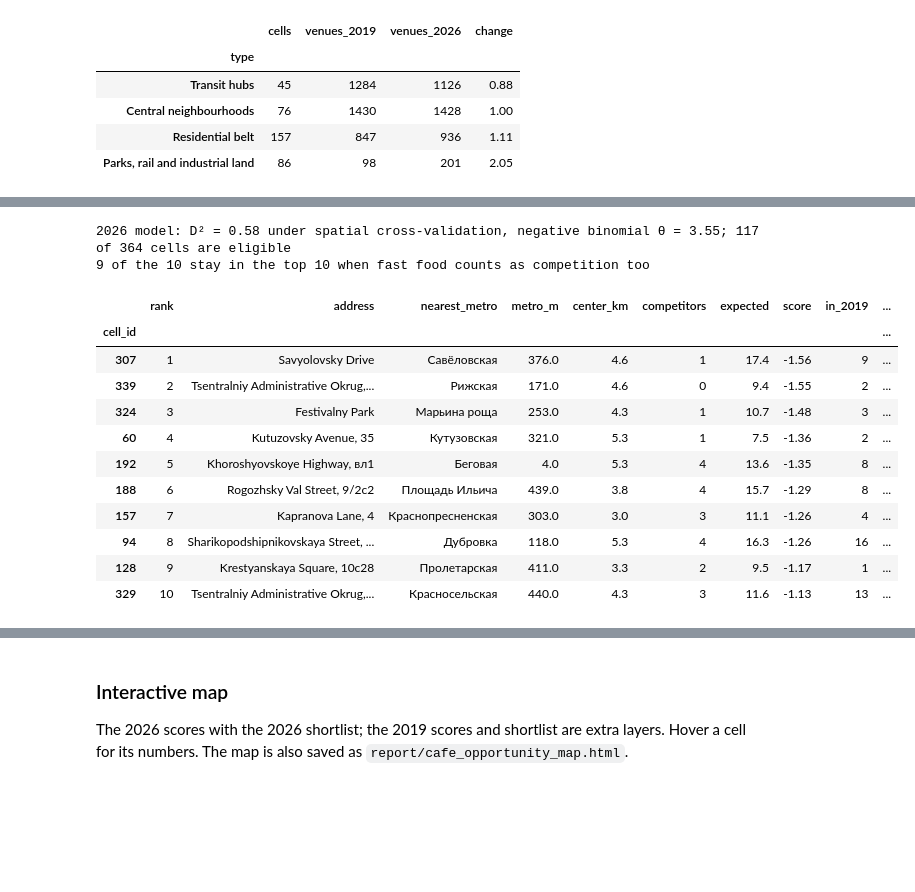
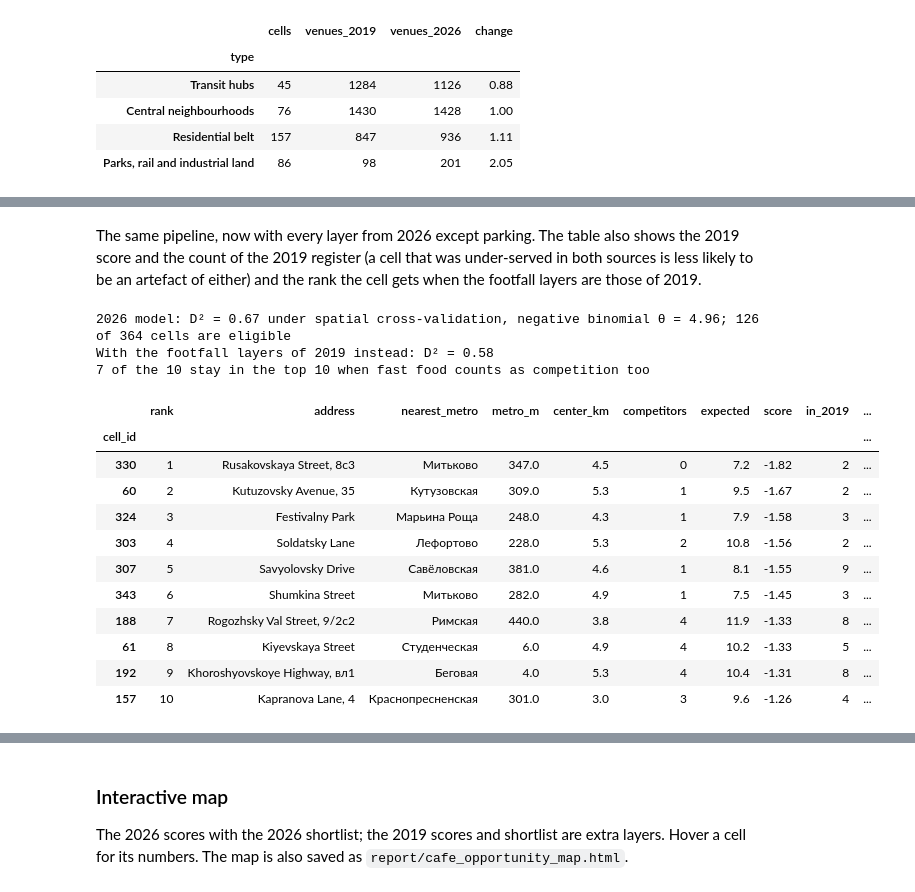
Before and after one commit to petro1eum/capstone, a Jupyter notebook: notebooks/03_cafe_location_analysis.ipynb, the cells around one changed output, grey strips where cells are left out. Cells and saved outputs as stored; diff of their text form; code cells hidden in the pictures; blank space fills up the shorter version.

```diff
--- a/notebooks/03_cafe_location_analysis.ipynb
+++ b/notebooks/03_cafe_location_analysis.ipynb
@@ -778,14 +783,12 @@ dispersion = (residual ** 2 / run["expected"]).sum() / (len(y) - X_linear.shape[
 print(f"300 m: Pearson dispersion {dispersion:.1f} (1 would mean Poisson), negative binomial θ = {theta:.2f}")
 print(f"{eligible.sum()} of {len(cells)} cells are eligible")
 
-_, nearest_exit = nearest(xy_array(cells), metro_xy)
-
-
-def score_table(features, expected, score, eligible):
+def score_table(features, expected, score, eligible, exits):
     """One row per cell: where it is, what surrounds it, its expectation and its opportunity score."""
+    _, nearest_exit = nearest(xy_array(cells), xy_array(exits))
     return cells[["address"]].assign(
         type=cluster,
-        nearest_metro=metro["station"].to_numpy()[nearest_exit],
+        nearest_metro=exits["station"].to_numpy()[nearest_exit],
         metro_m=features["metro_distance"].round(),
         center_km=(features["center_distance"] / 1000).round(1),
         competitors=features["competitors"],
@@ -805,7 +808,7 @@ def top_ten(scores):
     return shortlist
 
 
-scores = score_table(features, run["expected"], opportunity_score, eligible)
+scores = score_table(features, run["expected"], opportunity_score, eligible, metro)
 shortlist = top_ten(scores)
 shortlist.drop(columns=["eligible", "lat", "lon"])
 # %% [output]
@@ -1080,0 +1096,20 @@ an artefact of either.
+# %%
+footfall_2026 = data.load_osm_demand()
+footfall_names = {
+    "metro": "Metro entrances (2026: metro, MCC and MCD)",
+    "bus": "Bus and tram stops",
+    "shops": "Shops",
+    "services": "Consumer services",
+    "fitness": "Gyms (2019: municipal sports centres)",
+}
+
+
+def within_6km(frame):
+    return int((distance_from(frame, *RED_SQUARE) <= 6000).sum())
+
+
+footfall_counts = pd.DataFrame(
+    {year: {footfall_names[k]: within_6km(source[k]) for k in footfall_names}
+     for year, source in (("2019", layers), ("2026", footfall_2026))}
+)
+footfall_counts
@@ -1081,36 +1123,51 @@ an artefact of either.
+# %% [markdown]
+The same pipeline, now with every layer from 2026 except parking. The table also shows the 2019
+score and the count of the 2019 register (a cell that was under-served in both sources is less
+likely to be an artefact of either) and the rank the cell gets when the footfall layers are those
+of 2019.
 # %%
-layers_2026 = {**layers, "catering": osm_catering}
+layers_2026 = {**layers, **footfall_2026, "catering": osm_catering}
 features_by_radius_2026 = {r: build_features(cells, **layers_2026, radius=r) for r in RADII}
 features_2026 = features_by_radius_2026[RADIUS_M]
 score_2026, eligible_2026, runs_2026 = multi_scale(features_by_radius_2026)
 run_2026, theta_2026 = opportunity(features_2026)
 d2_2026 = d2(features_2026["competitors"], run_2026["expected"])
 print(f"2026 model: D² = {d2_2026:.2f} under spatial cross-validation, negative binomial θ = {theta_2026:.2f}; "
       f"{eligible_2026.sum()} of {len(cells)} cells are eligible")
 
-scores_2026 = score_table(features_2026, run_2026["expected"], score_2026, eligible_2026)
+# The variant with the footfall layers of 2019, for comparison.
+old_footfall = {r: build_features(cells, **{**layers, "catering": osm_catering}, radius=r) for r in RADII}
+old_score, old_eligible, _ = multi_scale(old_footfall)
+d2_old_footfall = d2(old_footfall[RADIUS_M]["competitors"], opportunity(old_footfall[RADIUS_M])[0]["expected"])
+print(f"With the footfall layers of 2019 instead: D² = {d2_old_footfall:.2f}")
+
+scores_2026 = score_table(features_2026, run_2026["expected"], score_2026, eligible_2026, footfall_2026["metro"])
 shortlist_now = top_ten(scores_2026)
 ranks_2026 = pd.DataFrame(
     {f"rank at {r} m": runs_2026[r]["gap"].where(runs_2026[r]["eligible"]).rank(method="min") for r in RADII}
 ).loc[shortlist_now.index].astype("Int64")
+old_rank = old_score.where(old_eligible).rank(method="min").loc[shortlist_now.index].astype("Int64")
 fast_food_score_2026, fast_food_eligible_2026, _ = multi_scale(features_by_radius_2026, ("competitors", "fast_food"))
 kept_2026 = shortlist_now.index.intersection(fast_food_score_2026[fast_food_eligible_2026].nsmallest(10).index)
 print(f"{len(kept_2026)} of the 10 stay in the top 10 when fast food counts as competition too")
 shortlist_now[["rank", "address", "nearest_metro", "metro_m", "center_km", "competitors", "expected", "score"]].assign(
-    in_2019=y[shortlist_now.index], score_2019=scores.loc[shortlist_now.index, "score"]
+    in_2019=y[shortlist_now.index],
+    score_2019=scores.loc[shortlist_now.index, "score"],
+    rank_2019_footfall=old_rank,
 ).join(ranks_2026)
 # %% [output]
-2026 model: D² = 0.58 under spatial cross-validation, negative binomial θ = 3.55; 117 of 364 cells are eligible
-9 of the 10 stay in the top 10 when fast food counts as competition too
+2026 model: D² = 0.67 under spatial cross-validation, negative binomial θ = 4.96; 126 of 364 cells are eligible
+With the footfall layers of 2019 instead: D² = 0.58
+7 of the 10 stay in the top 10 when fast food counts as competition too
 |  | rank | address | nearest_metro | metro_m | center_km | competitors | expected | score | in_2019 | ... |
 | cell_id |  |  |  |  |  |  |  |  |  | ... |
-| 307 | 1 | Savyolovsky Drive | Савёловская | 376.0 | 4.6 | 1 | 17.4 | -1.56 | 9 | ... |
-| 339 | 2 | Tsentralniy Administrative Okrug,... | Рижская | 171.0 | 4.6 | 0 | 9.4 | -1.55 | 2 | ... |
-| 324 | 3 | Festivalny Park | Марьина роща | 253.0 | 4.3 | 1 | 10.7 | -1.48 | 3 | ... |
-| 60 | 4 | Kutuzovsky Avenue, 35 | Кутузовская | 321.0 | 5.3 | 1 | 7.5 | -1.36 | 2 | ... |
-| 192 | 5 | Khoroshyovskoye Highway, вл1 | Беговая | 4.0 | 5.3 | 4 | 13.6 | -1.35 | 8 | ... |
-| 188 | 6 | Rogozhsky Val Street, 9/2с2 | Площадь Ильича | 439.0 | 3.8 | 4 | 15.7 | -1.29 | 8 | ... |
-| 157 | 7 | Kapranova Lane, 4 | Краснопресненская | 303.0 | 3.0 | 3 | 11.1 | -1.26 | 4 | ... |
-| 94 | 8 | Sharikopodshipnikovskaya Street, ... | Дубровка | 118.0 | 5.3 | 4 | 16.3 | -1.26 | 16 | ... |
-| 128 | 9 | Krestyanskaya Square, 10с28 | Пролетарская | 411.0 | 3.3 | 2 | 9.5 | -1.17 | 1 | ... |
-| 329 | 10 | Tsentralniy Administrative Okrug,... | Красносельская | 440.0 | 4.3 | 3 | 11.6 | -1.13 | 13 | ... |
+| 330 | 1 | Rusakovskaya Street, 8с3 | Митьково | 347.0 | 4.5 | 0 | 7.2 | -1.82 | 2 | ... |
+| 60 | 2 | Kutuzovsky Avenue, 35 | Кутузовская | 309.0 | 5.3 | 1 | 9.5 | -1.67 | 2 | ... |
+| 324 | 3 | Festivalny Park | Марьина Роща | 248.0 | 4.3 | 1 | 7.9 | -1.58 | 3 | ... |
+| 303 | 4 | Soldatsky Lane | Лефортово | 228.0 | 5.3 | 2 | 10.8 | -1.56 | 2 | ... |
+| 307 | 5 | Savyolovsky Drive | Савёловская | 381.0 | 4.6 | 1 | 8.1 | -1.55 | 9 | ... |
+| 343 | 6 | Shumkina Street | Митьково | 282.0 | 4.9 | 1 | 7.5 | -1.45 | 3 | ... |
+| 188 | 7 | Rogozhsky Val Street, 9/2с2 | Римская | 440.0 | 3.8 | 4 | 11.9 | -1.33 | 8 | ... |
+| 61 | 8 | Kiyevskaya Street | Студенческая | 6.0 | 4.9 | 4 | 10.2 | -1.33 | 5 | ... |
+| 192 | 9 | Khoroshyovskoye Highway, вл1 | Беговая | 4.0 | 5.3 | 4 | 10.4 | -1.31 | 8 | ... |
+| 157 | 10 | Kapranova Lane, 4 | Краснопресненская | 301.0 | 3.0 | 3 | 9.6 | -1.26 | 4 | ... |
```
Also changed, not shown: parts of 15 cells of this notebook, 13 other files.
